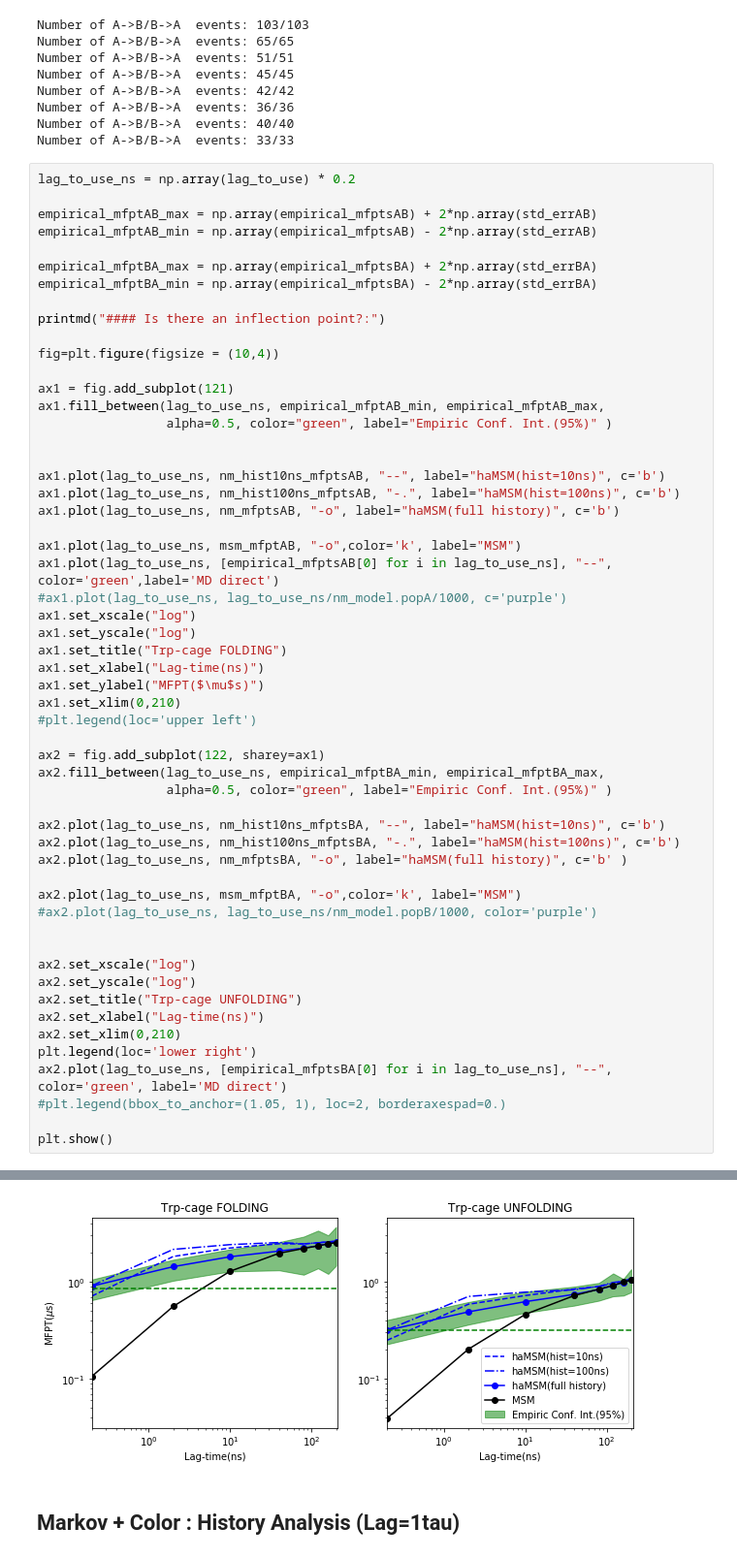
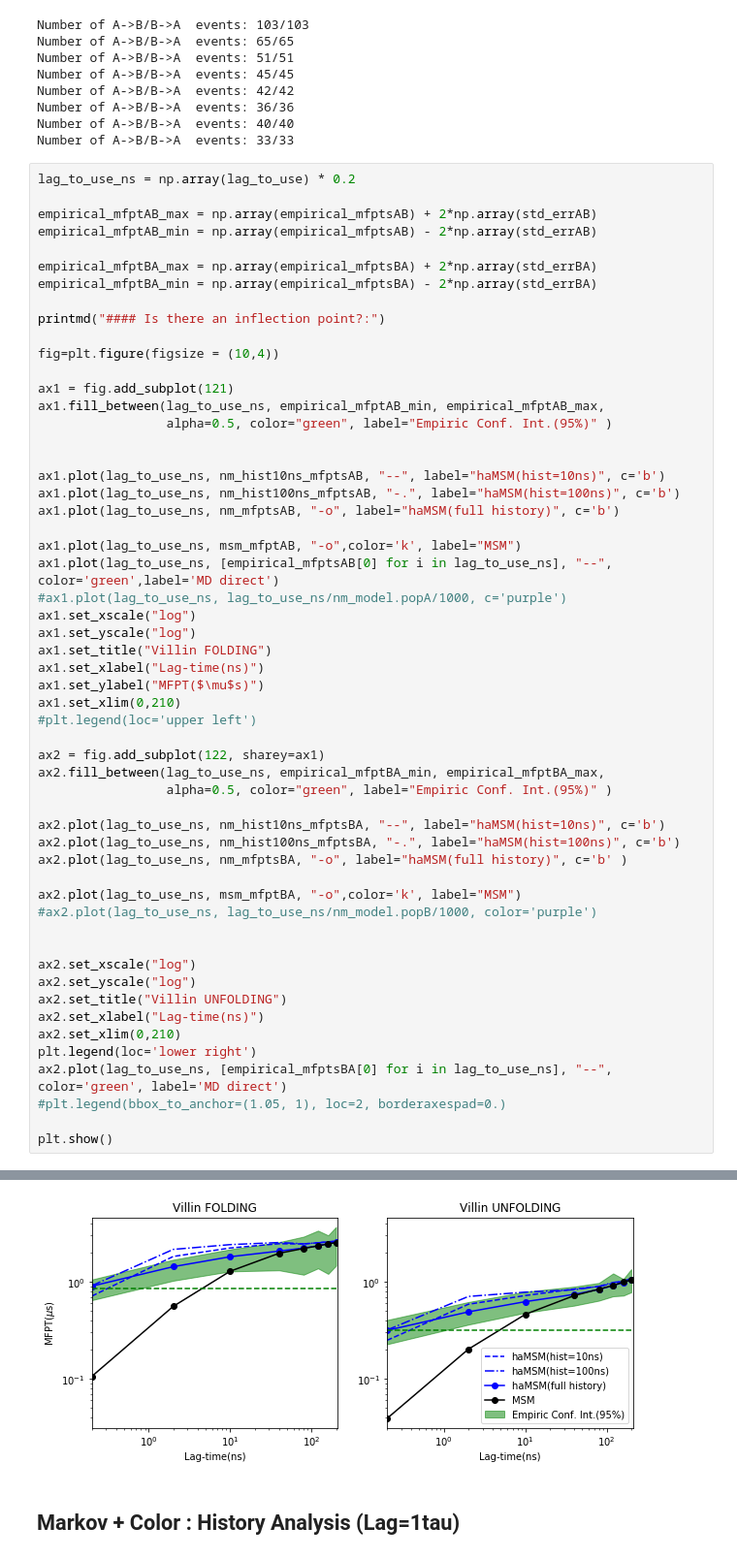
Before and after one commit to choderalab/msm-mfpt, a Jupyter notebook: models2/Villin_mfpts_corrfunc_FS_cut_0_8.ipynb, the cells around one changed output, grey strips where cells are left out. Shown at 97% size. Saved outputs shown, nothing was run; the diff lists cells and outputs as text.

```diff
--- a/models2/Villin_mfpts_corrfunc_FS_cut_0_8.ipynb
+++ b/models2/Villin_mfpts_corrfunc_FS_cut_0_8.ipynb
@@ -288,37 +288,37 @@ ax1.plot(lag_to_use_ns, [empirical_mfptsAB[0] for i in lag_to_use_ns], "--", col
 #ax1.plot(lag_to_use_ns, lag_to_use_ns/nm_model.popA/1000, c='purple')
 ax1.set_xscale("log")
 ax1.set_yscale("log")
-ax1.set_title("Trp-cage FOLDING")
+ax1.set_title("Villin FOLDING")
 ax1.set_xlabel("Lag-time(ns)")
 ax1.set_ylabel("MFPT($\mu$s)")
 ax1.set_xlim(0,210)
 #plt.legend(loc='upper left')
 
 ax2 = fig.add_subplot(122, sharey=ax1)
 ax2.fill_between(lag_to_use_ns, empirical_mfptBA_min, empirical_mfptBA_max,
                  alpha=0.5, color="green", label="Empiric Conf. Int.(95%)" )
 
 ax2.plot(lag_to_use_ns, nm_hist10ns_mfptsBA, "--", label="haMSM(hist=10ns)", c='b')
 ax2.plot(lag_to_use_ns, nm_hist100ns_mfptsBA, "-.", label="haMSM(hist=100ns)", c='b')
 ax2.plot(lag_to_use_ns, nm_mfptsBA, "-o", label="haMSM(full history)", c='b' )
 
 ax2.plot(lag_to_use_ns, msm_mfptBA, "-o",color='k', label="MSM")
 #ax2.plot(lag_to_use_ns, lag_to_use_ns/nm_model.popB/1000, color='purple')
 
 
 ax2.set_xscale("log")
 ax2.set_yscale("log")
-ax2.set_title("Trp-cage UNFOLDING")
+ax2.set_title("Villin UNFOLDING")
 ax2.set_xlabel("Lag-time(ns)")
 ax2.set_xlim(0,210)
 plt.legend(loc='lower right')
 ax2.plot(lag_to_use_ns, [empirical_mfptsBA[0] for i in lag_to_use_ns], "--", color='green', label='MD direct')
 #plt.legend(bbox_to_anchor=(1.05, 1), loc=2, borderaxespad=0.)
 
 plt.show()
 # %% [output]
 #### Is there an inflection point?:
-[figure, old version]
+[figure, new version]
 # %% [markdown]
 ## Markov + Color : History Analysis (Lag=1tau)
 # %%
```
Also changed, not shown: parts of 3 cells of this notebook.
